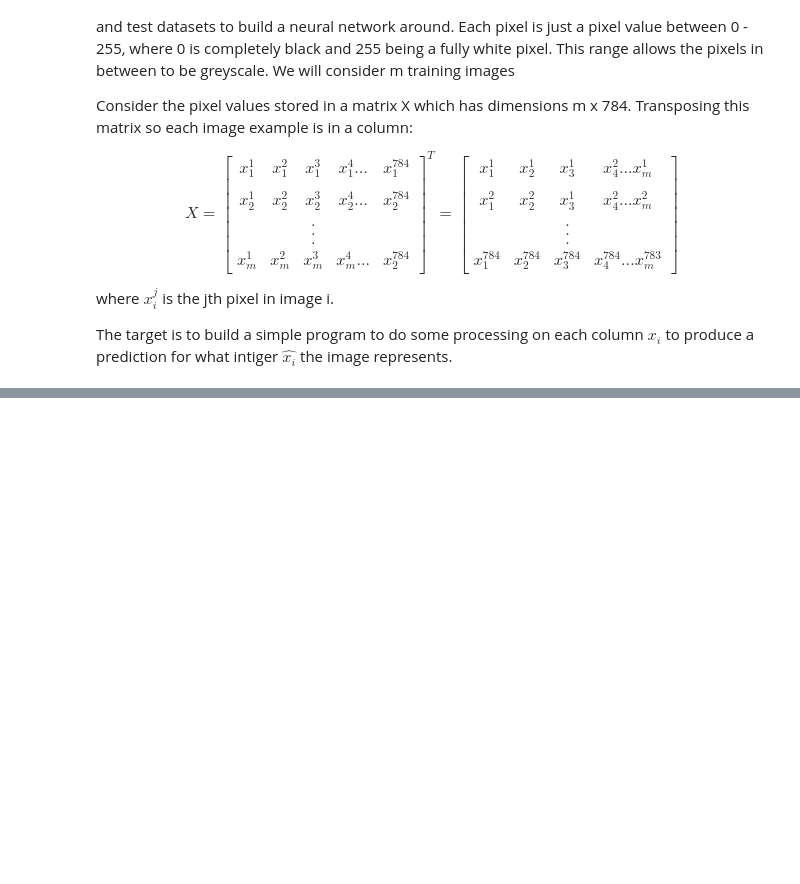
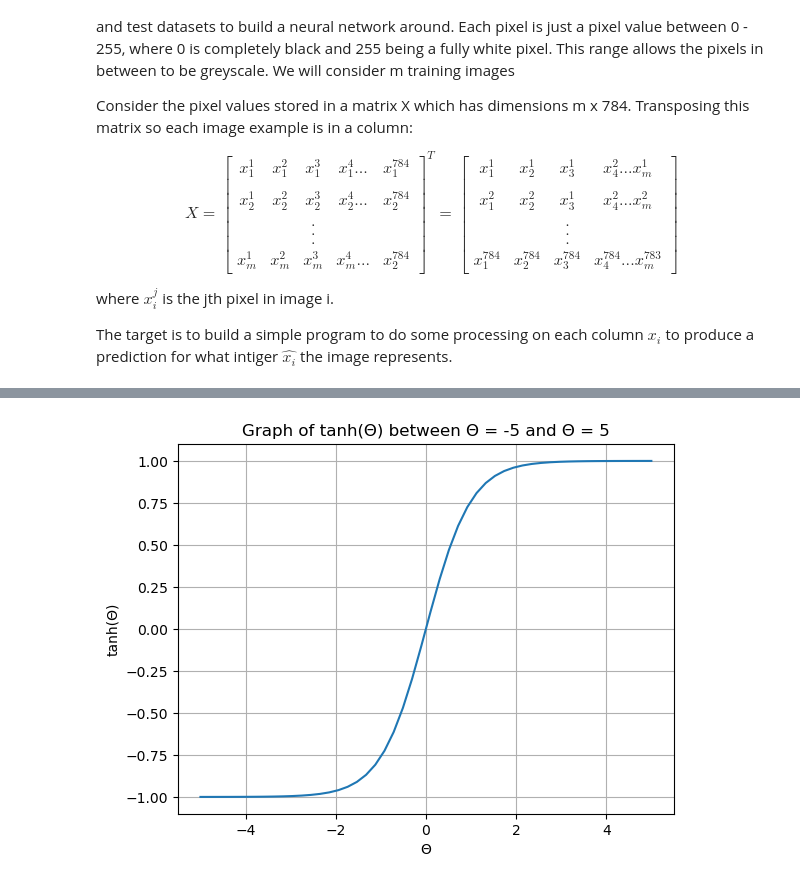
Before and after one commit to Jonathan-Flint/MNIST, a Jupyter notebook: main.ipynb, the cells around one changed output, grey strips where cells are left out. Drawn from its saved outputs; the diff is of its cells as text; code cells hidden in the pictures; blank space fills up the shorter version.

```diff
--- a/main.ipynb
+++ b/main.ipynb
@@ -72,0 +108,14 @@ where $W^{[1]}$ is a 10 x 784 weight matrix and $b^{[1]}$ is a 10 x 1 bias term
+# %%
+import numpy as np
+import matplotlib.pyplot as plt
+
+theta = np.linspace(-5,5)
+tanh = [i for i in np.tanh(theta)]
+plt.plot(theta,tanh)
+plt.grid()
+plt.title("Graph of tanh(Θ) between Θ = -5 and Θ = 5")
+plt.xlabel("Θ")
+plt.ylabel("tanh(Θ)")
+plt.show()
+# %% [output]
+[figure, added]
```
Also changed, not shown: parts of 3 cells of this notebook.
